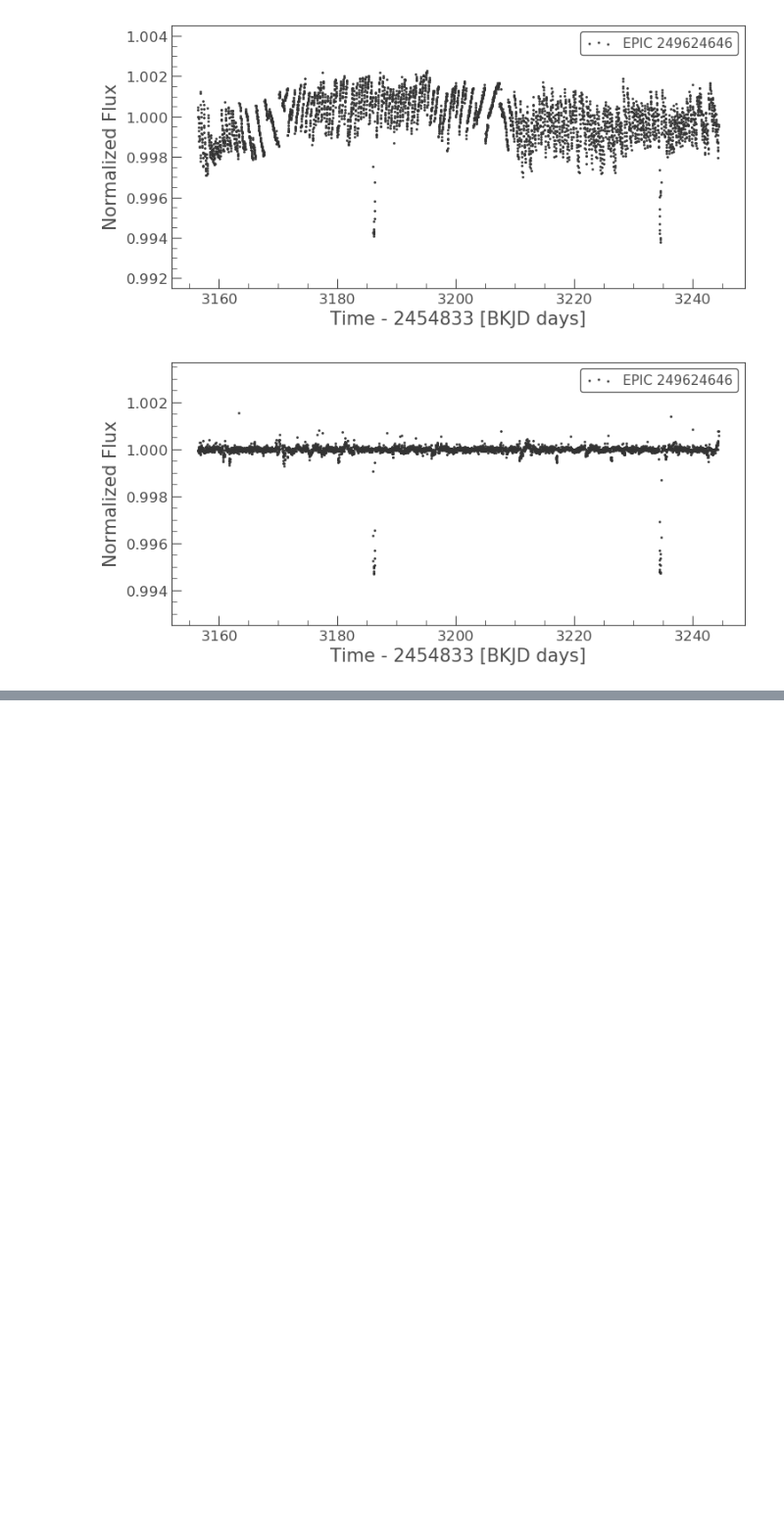
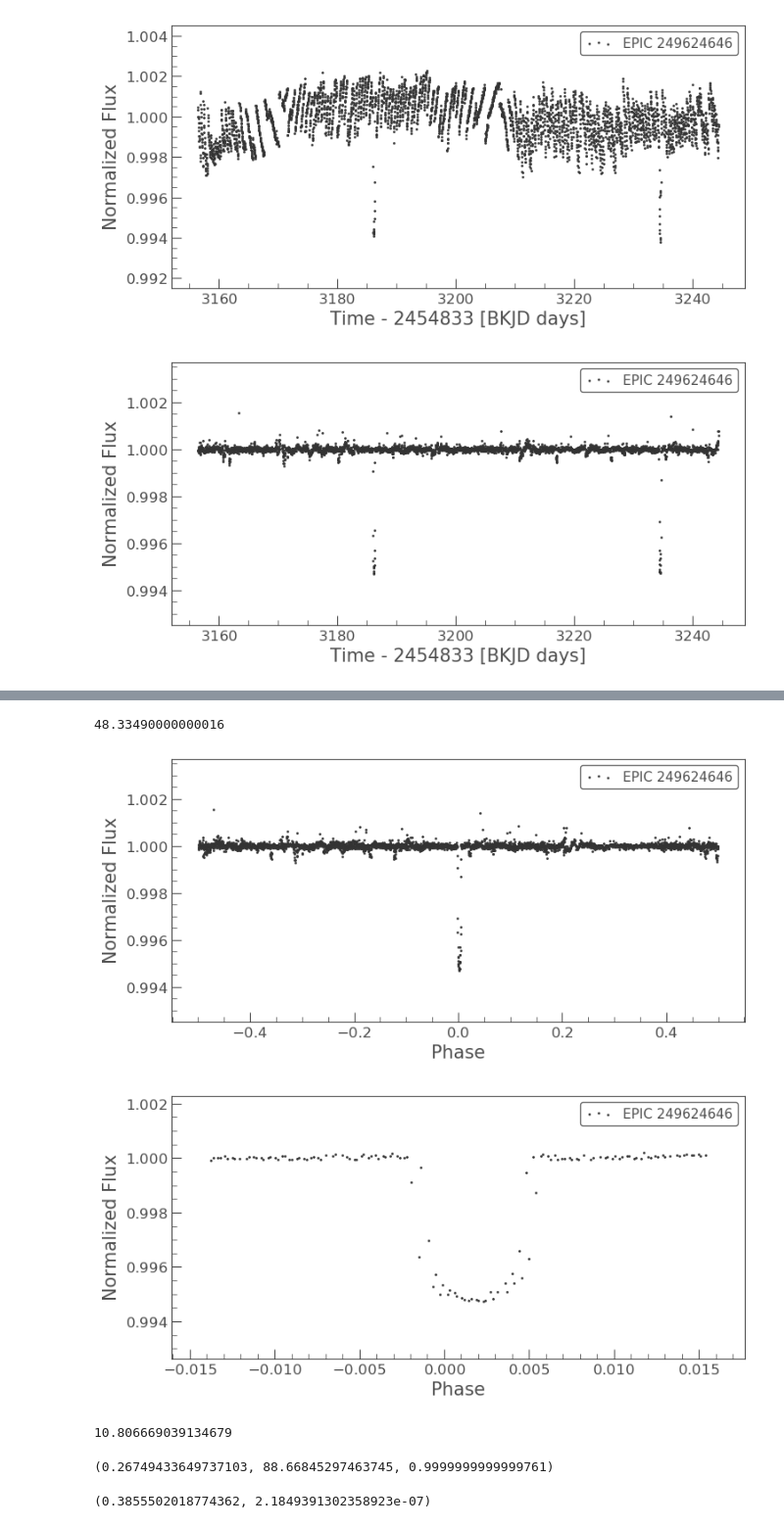
Before and after one commit to PierricJoulot/Astronomy, a Jupyter notebook: EPIC249624646/EPIC 249624646.ipynb, the cells around one changed output, grey strips where cells are left out. Shown: that part at 98% size. Cells and saved outputs as stored; diff of their text form; code cells hidden in the pictures; blank space fills up the shorter version.

```diff
--- a/EPIC249624646/EPIC 249624646.ipynb
+++ b/EPIC249624646/EPIC 249624646.ipynb
@@ -138,0 +139,52 @@ Best Fit Period: 27.6000 days
+# %%
+period_f = period_p
+lcf = corr_lcp_f.fold(period=period_f,t0=-4)
+lcf.scatter()
+lcp_transit = lcf[2150:2280].normalize()
+lcp_transit.scatter()
+lcf.time_format = 'jd'
+period_f
+# %% [output]
+48.33490000000016
+[figure, added]
+[figure, added]
+# %%
+import math
+
+R_star_c = 1.337 # in sun's radius
+R_star_c = R_star_c * 695510000 # in meter
+
+Td_values = lcp_transit.time[lcp_transit.flux < 0.9995]
+Td = Td_values[-1] - Td_values[0]
+
+R_planet_c = math.sqrt(1-min(lcp_transit.flux))*R_star
+R_planet_c = R_planet_c / 69911000 # in jupiter's radius
+
+R_planet_c*11.2
+# %% [output]
+10.806669039134679
+# %%
+G = 6.67408 * 10**(-11)
+P = period_f*86400
+M = 1.093*1.98847*10**30
+a = (G*M*P**2/(2*math.pi)**2) ** (1./3)
+i = math.acos(math.sqrt((R_star/a)**2 - (Td*math.pi/P)**2)) # in radians
+b = a * math.cos(i)
+
+a = a / 149597870700 # astronomical unit
+b = b / R_star
+i = math.degrees(i)
+
+a, i, b
+# %% [output]
+(0.26749433649737103, 88.66845297463745, 0.9999999999999761)
+# %%
+u1 = 0.30495
+u2 = 0.3095
+µ = math.cos(math.asin(b))
+
+I_µ = 1 - u1*(1-µ) - u2*((1-µ)**2)
+
+I_µ, µ
+# %% [output]
+(0.3855502018774362, 2.1849391302358923e-07)
```
Also changed, not shown: parts of 5 cells of this notebook.
